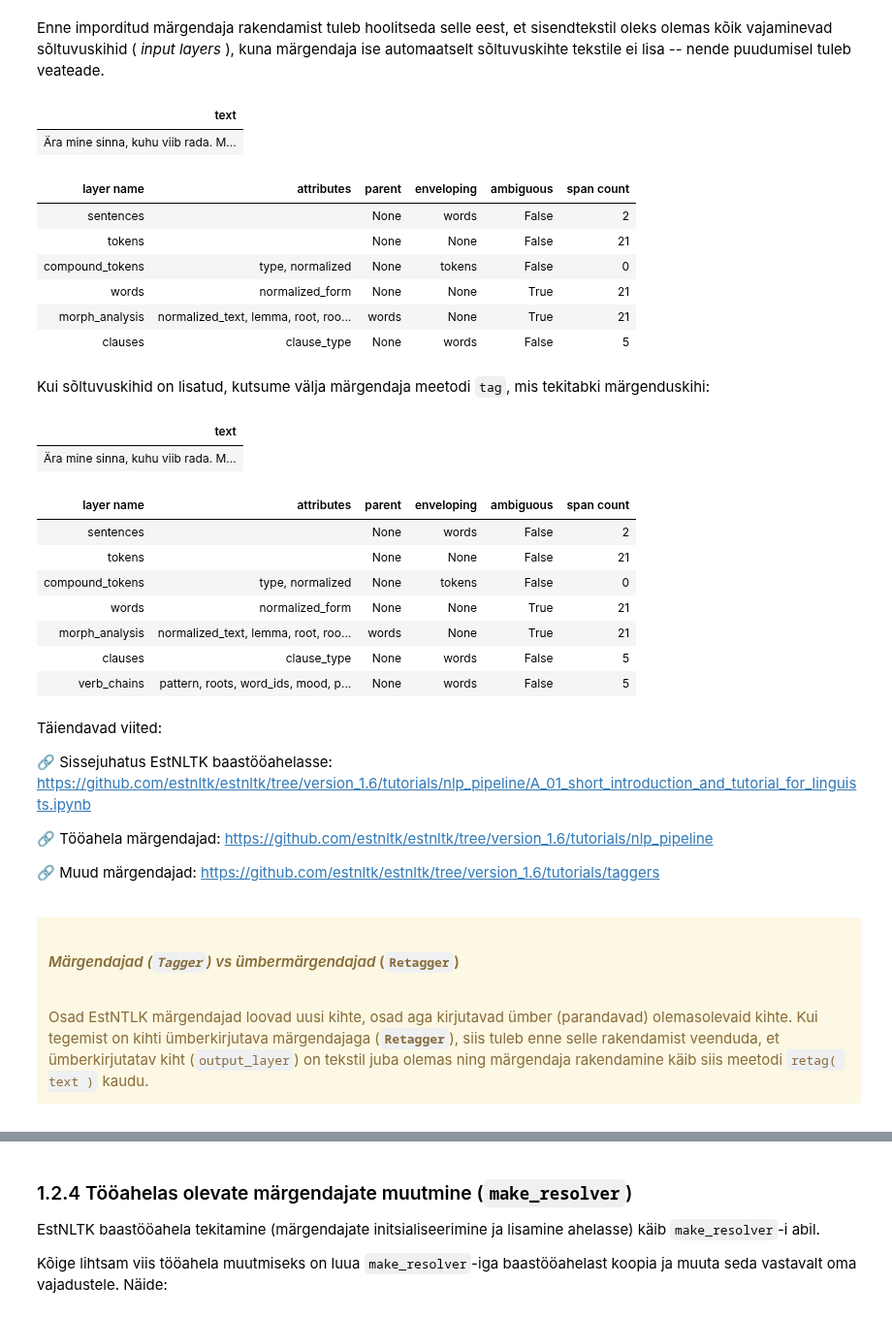
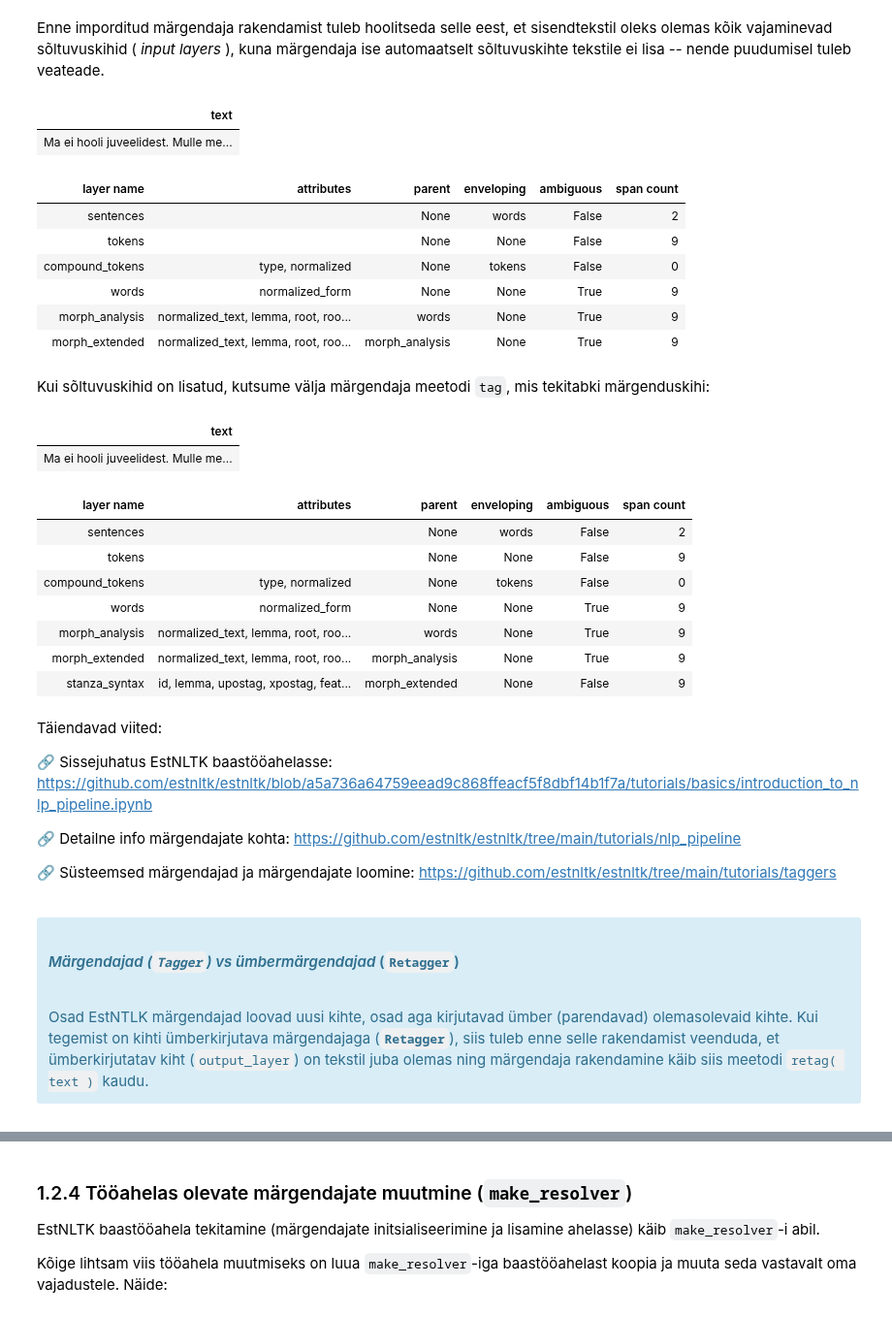
Before and after one commit to d009/EstNLP, a Jupyter notebook: estnltk_baastarkused_sisukorraga.ipynb, the cells around one changed output, grey strips where cells are left out. Shown at 97% size. Drawn from its saved outputs; the diff is of its cells as text; code cells hidden in the pictures.

```diff
--- a/estnltk_baastarkused_sisukorraga.ipynb
+++ b/estnltk_baastarkused_sisukorraga.ipynb
@@ -192,0 +267,3 @@ Configuration
+# %%
+from estnltk import Text
+text = Text('Ma ei hooli juveelidest. Mulle meeldivad lilled.')
@@ -192,0 +272,4 @@ Configuration
+# %%
+from estnltk.taggers import StanzaSyntaxWebTagger
+stanza_syntax_tagger = StanzaSyntaxWebTagger(url='https://api.tartunlp.ai/estnltk/tagger/stanza_syntax')
+stanza_syntax_tagger
@@ -193,48 +286,48 @@ Configuration
 # %% [markdown]
 Enne imporditud märgendaja rakendamist tuleb hoolitseda selle eest, et sisendtekstil oleks olemas kõik vajaminevad sõltuvuskihid ( _input layers_ ), kuna märgendaja ise automaatselt sõltuvuskihte tekstile ei lisa -- nende puudumisel tuleb veateade.
 # %%
-# lisame tekstile puuduoleva sõltuvuskihi
-text.tag_layer('clauses')
+# lisame tekstile puuduolevad sõltuvuskihid
+text.tag_layer(('words', 'sentences', 'morph_extended'))
 # %% [output]
 | text |
-| Ära mine sinna, kuhu viib rada. M... |
+| Ma ei hooli juveelidest. Mulle me... |
 | layer name | attributes | parent | enveloping | ambiguous | span count |
 | sentences |  | None | words | False | 2 |
-| tokens |  | None | None | False | 21 |
+| tokens |  | None | None | False | 9 |
 | compound_tokens | type, normalized | None | tokens | False | 0 |
-| words | normalized_form | None | None | True | 21 |
-| morph_analysis | normalized_text, lemma, root, roo... | words | None | True | 21 |
-| clauses | clause_type | None | words | False | 5 |
+| words | normalized_form | None | None | True | 9 |
+| morph_analysis | normalized_text, lemma, root, roo... | words | None | True | 9 |
+| morph_extended | normalized_text, lemma, root, roo... | morph_analysis | None | True | 9 |
 # %% [markdown]
 Kui sõltuvuskihid on lisatud, kutsume välja märgendaja meetodi `tag`, mis tekitabki märgenduskihi:
 # %%
 # rakendame märgendajat tekstil
-verb_chain_tagger.tag( text )
+stanza_syntax_tagger.tag( text )
 # %% [output]
 | text |
-| Ära mine sinna, kuhu viib rada. M... |
+| Ma ei hooli juveelidest. Mulle me... |
 | layer name | attributes | parent | enveloping | ambiguous | span count |
 | sentences |  | None | words | False | 2 |
-| tokens |  | None | None | False | 21 |
+| tokens |  | None | None | False | 9 |
 | compound_tokens | type, normalized | None | tokens | False | 0 |
-| words | normalized_form | None | None | True | 21 |
-| morph_analysis | normalized_text, lemma, root, roo... | words | None | True | 21 |
-| clauses | clause_type | None | words | False | 5 |
-| verb_chains | pattern, roots, word_ids, mood, p... | None | words | False | 5 |
+| words | normalized_form | None | None | True | 9 |
+| morph_analysis | normalized_text, lemma, root, roo... | words | None | True | 9 |
+| morph_extended | normalized_text, lemma, root, roo... | morph_analysis | None | True | 9 |
+| stanza_syntax | id, lemma, upostag, xpostag, feat... | morph_extended | None | False | 9 |
 # %% [markdown]
 Täiendavad viited:
 
-🔗 Sissejuhatus EstNLTK baastööahelasse: https://github.com/estnltk/estnltk/tree/version_1.6/tutorials/nlp_pipeline/A_01_short_introduction_and_tutorial_for_linguists.ipynb
+🔗 Sissejuhatus EstNLTK baastööahelasse: https://github.com/estnltk/estnltk/blob/a5a736a64759eead9c868ffeacf5f8dbf14b1f7a/tutorials/basics/introduction_to_nlp_pipeline.ipynb
 
-🔗 Tööahela märgendajad: https://github.com/estnltk/estnltk/tree/version_1.6/tutorials/nlp_pipeline
+🔗 Detailne info märgendajate kohta: https://github.com/estnltk/estnltk/tree/main/tutorials/nlp_pipeline
 
-🔗 Muud märgendajad: https://github.com/estnltk/estnltk/tree/version_1.6/tutorials/taggers
+🔗 Süsteemsed märgendajad ja märgendajate loomine: https://github.com/estnltk/estnltk/tree/main/tutorials/taggers
 # %% [markdown]
 <p>
-<div class="alert alert-block alert-warning">
+<div class="alert alert-block alert-info">
 <h4><i>Märgendajad (<b><code>Tagger</code></b>) vs ümbermärgendajad</i> (<b><code>Retagger</code></b>)</h4>
 <br>
-Osad EstNTLK märgendajad loovad uusi kihte, osad aga kirjutavad ümber (parandavad) olemasolevaid kihte.
+Osad EstNTLK märgendajad loovad uusi kihte, osad aga kirjutavad ümber (parendavad) olemasolevaid kihte.
 Kui tegemist on kihti ümberkirjutava märgendajaga (<b><code>Retagger</code></b>), siis tuleb enne selle rakendamist veenduda, et ümberkirjutatav kiht (<code>output_layer</code>) on tekstil juba olemas ning märgendaja rakendamine käib siis meetodi <code>retag( text )</code> kaudu.
 </div>
 </p>
```
Also changed, not shown: parts of 90 cells of this notebook, 1 other file.
